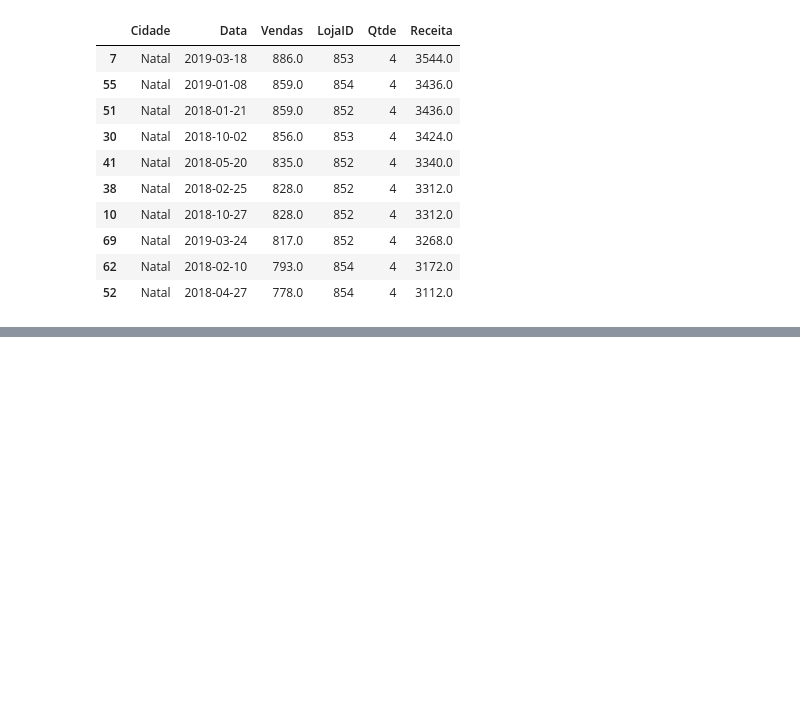
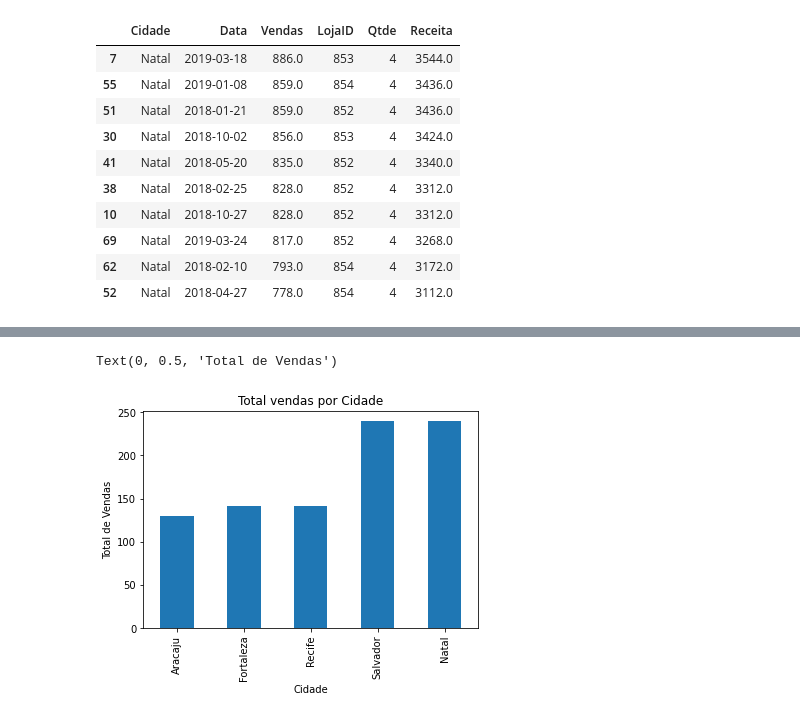
Before and after one commit to mhlmedeiros/data-analysis-cognizant-bootcamp, a Jupyter notebook: notebooks/nb2_working_on_excel_spreadsheets.ipynb, the cells around one changed output, grey strips where cells are left out. Saved outputs shown, nothing was run; the diff lists cells and outputs as text; code cells hidden in the pictures; blank space fills up the shorter version.

```diff
--- a/notebooks/nb2_working_on_excel_spreadsheets.ipynb
+++ b/notebooks/nb2_working_on_excel_spreadsheets.ipynb
@@ -231,0 +396,7 @@ df.sort_values('Receita', ascending=False).head(10)
+# %%
+df.Cidade.value_counts(ascending=True).plot.bar(title='Total vendas por Cidade');
+plt.xlabel('Cidade')
+plt.ylabel('Total de Vendas')
+# %% [output]
+Text(0, 0.5, 'Total de Vendas')
+[figure, added]
```
Also changed, not shown: parts of 36 cells of this notebook.
